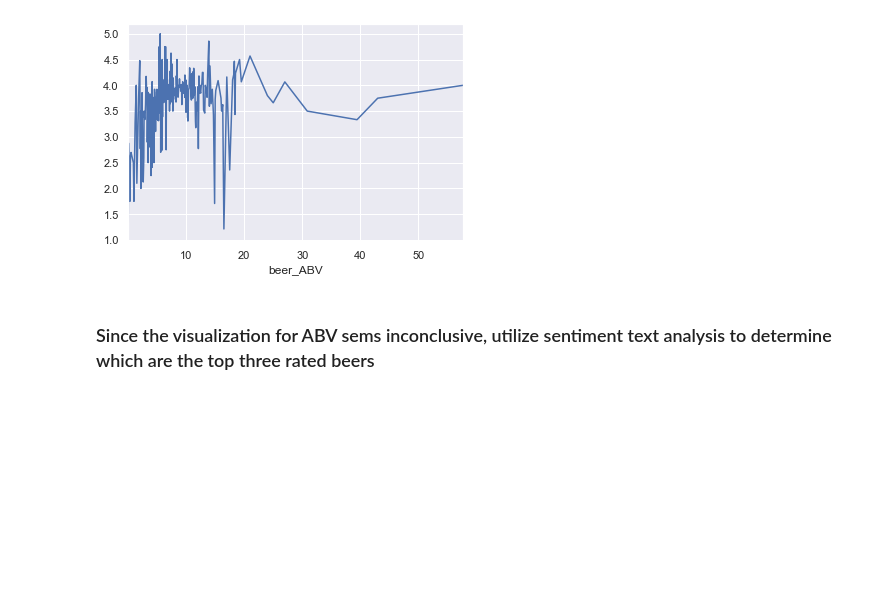
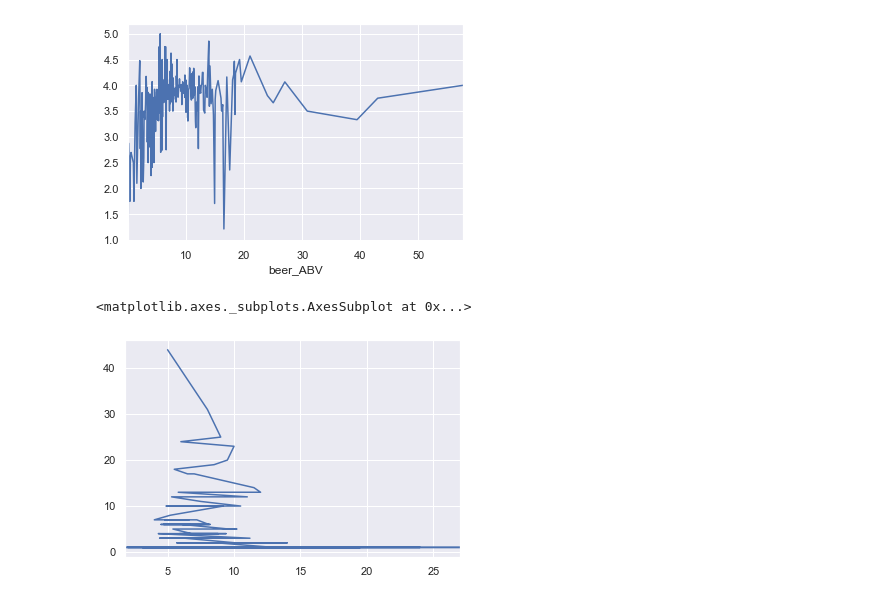
Before and after one commit to rose620/beer_analysis, a Jupyter notebook: Beer_Analysis.ipynb, the cells around one changed output. Cells and saved outputs as stored; diff of their text form; code cells hidden in the pictures; blank space fills up the shorter version.

```diff
--- a/Beer_Analysis.ipynb
+++ b/Beer_Analysis.ipynb
@@ -464,6 +478,7 @@ len(df_2002_ratings)
 # %%
-#remove duplicates of same beer name
-df_2002_ratings = df_2002_ratings.drop_duplicates(subset = 'beer_name', keep = 'first')
-print(len(df_2002_ratings))
-df_2002_ratings.head()
+#remove duplicates of the same beer name
+df_top_rating = df_top_ratings.drop_duplicates(subset = 'beer_name', keep = 'first')
+print(len(df_top_rating))
+df_top_rating.sort_values( by = ['review_overall'], ascending = False ).head(10) \
+    [ 'beer_name' ].unique()
 # %% [output]
@@ -480,5 +494,9 @@ df.groupby('beer_ABV').review_overall.mean().plot()
 # %% [output]
 <matplotlib.axes._subplots.AxesSubplot at 0x...>
 [figure]
-# %% [markdown]
-### Since the visualization for ABV sems inconclusive, utilize sentiment text analysis to determine which are the top three rated beers
+# %%
+#plot to see visually which ABV is most popular amongst beer drinkers
+df_top_rating.beer_ABV.value_counts().plot()
+# %% [output]
+<matplotlib.axes._subplots.AxesSubplot at 0x...>
+[figure, added]
```
Also changed, not shown: parts of 78 cells of this notebook.
